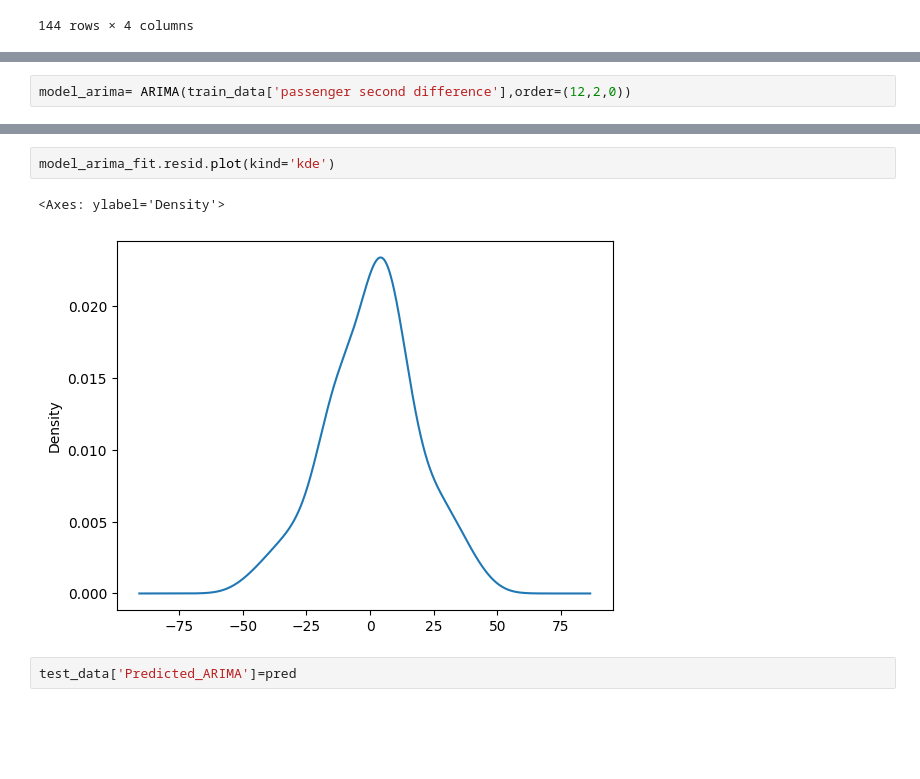
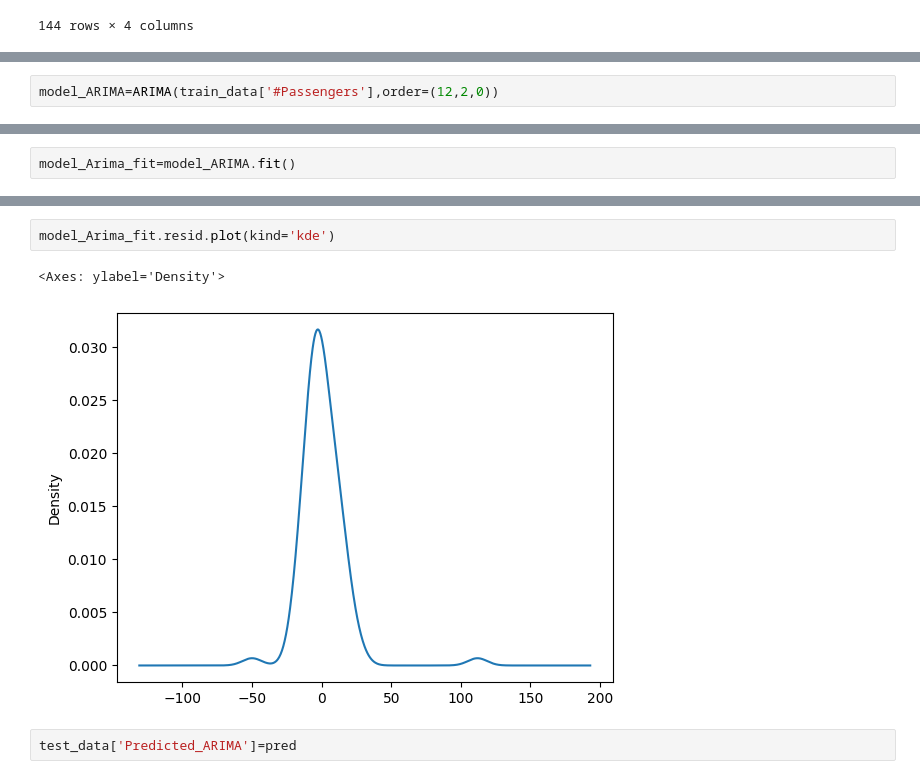
Before and after one commit to faizan-abbas-mir/TSD, a Jupyter notebook: ARIMA+SARIMA.ipynb, the cells around one changed output, grey strips where cells are left out. Cells and saved outputs as stored; diff of their text form; blank space fills up the shorter version.

```diff
--- a/ARIMA+SARIMA.ipynb
+++ b/ARIMA+SARIMA.ipynb
@@ -197,2 +238,2 @@ test_data= df_airline[train_dataset_end+timedelta(days=1):test_dataset_end]
 # %%
-model_arima= ARIMA(train_data['passenger second difference'],order=(12,2,0))
+model_ARIMA=ARIMA(train_data['#Passengers'],order=(12,2,0))
@@ -201 +240,3 @@ model_arima_fit= model_arima.fit()
+# %%
+model_Arima_fit=model_ARIMA.fit()
 # %%
@@ -284,9 +347,9 @@ residuals
 dtype: float64
 # %%
-model_arima_fit.resid.plot(kind='kde')
+model_Arima_fit.resid.plot(kind='kde')
 # %% [output]
 <Axes: ylabel='Density'>
-[figure, old version]
+[figure, new version]
 # %%
 test_data['Predicted_ARIMA']=pred
 # %% [output]
```
Also changed, not shown: parts of 30 cells of this notebook.
